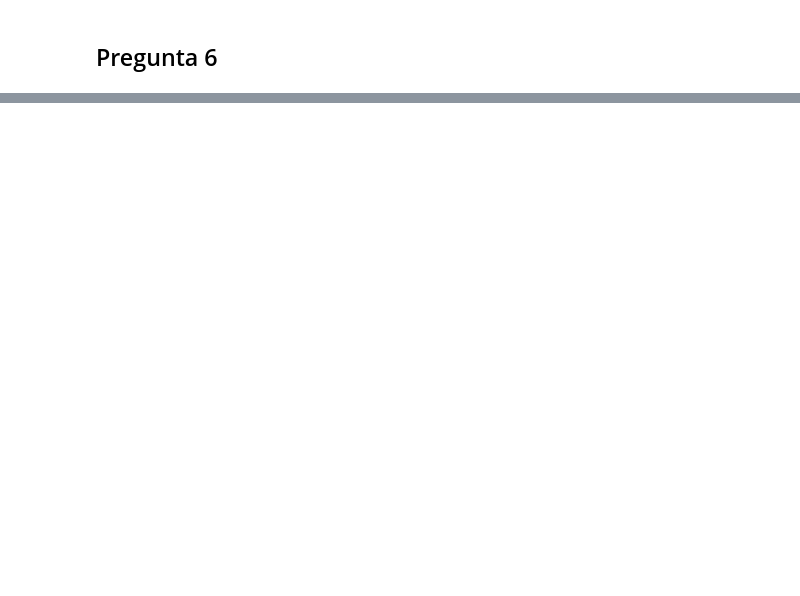
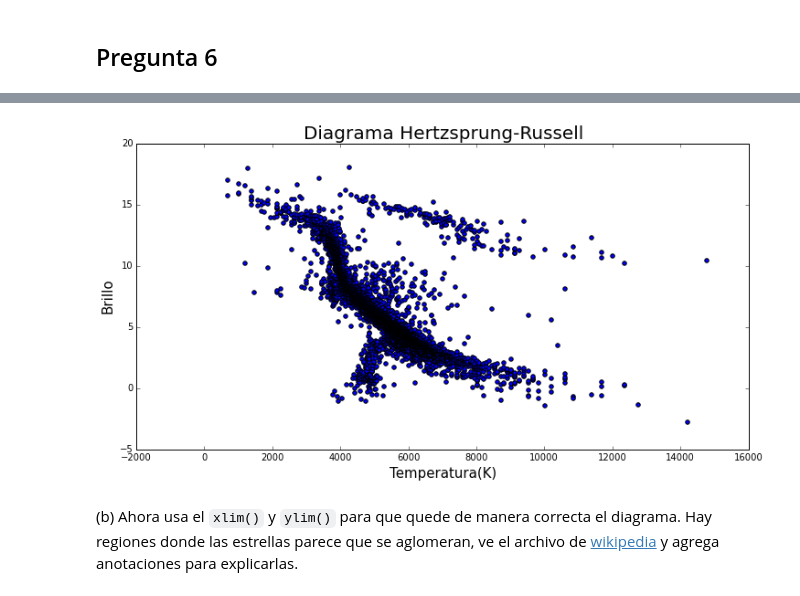
Before and after one commit to terandes/mate-computacional, a Jupyter notebook: alumnos/manemarron/NumPy_tarea.ipynb, the cells around one changed output, grey strips where cells are left out. Drawn from its saved outputs; the diff is of its cells as text; code cells hidden in the pictures; blank space fills up the shorter version.

```diff
--- a/alumnos/manemarron/NumPy_tarea.ipynb
+++ b/alumnos/manemarron/NumPy_tarea.ipynb
@@ -295,0 +330,25 @@ fig.savefig('sunspots.eps')
+# %%
+def read_stars():
+    x=[]
+    y=[]
+    for row in open('../../lecture_4/data/stars.txt'):
+        row=row.split()
+        x.append(row[0])
+        y.append(row[1])
+    return np.array(x,dtype=np.float128),np.array(y,dtype=np.float128)
+# %%
+x,y=read_stars()
+
+fig = mp.figure(figsize=(12,6),dpi=80)
+
+mp.xlabel(u'Temperatura(K)',fontsize=15)
+mp.ylabel('Brillo',fontsize=15)
+mp.title('Diagrama Hertzsprung-Russell',fontsize=20)
+mp.scatter(x,y)
+
+fig.savefig('stars.png')
+fig.savefig('stars.eps')
+# %% [output]
+[figure, added]
+# %% [markdown]
+(b) Ahora usa el `xlim()` y  `ylim()` para que quede de manera correcta el diagrama. Hay regiones donde las estrellas parece que se aglomeran, ve el archivo de [wikipedia]( http://en.wikipedia.org/wiki/Hertzsprung%E2%80%93Russell_diagram) y agrega anotaciones para explicarlas.
```
Also changed, not shown: parts of 6 cells of this notebook, 5 other files.
